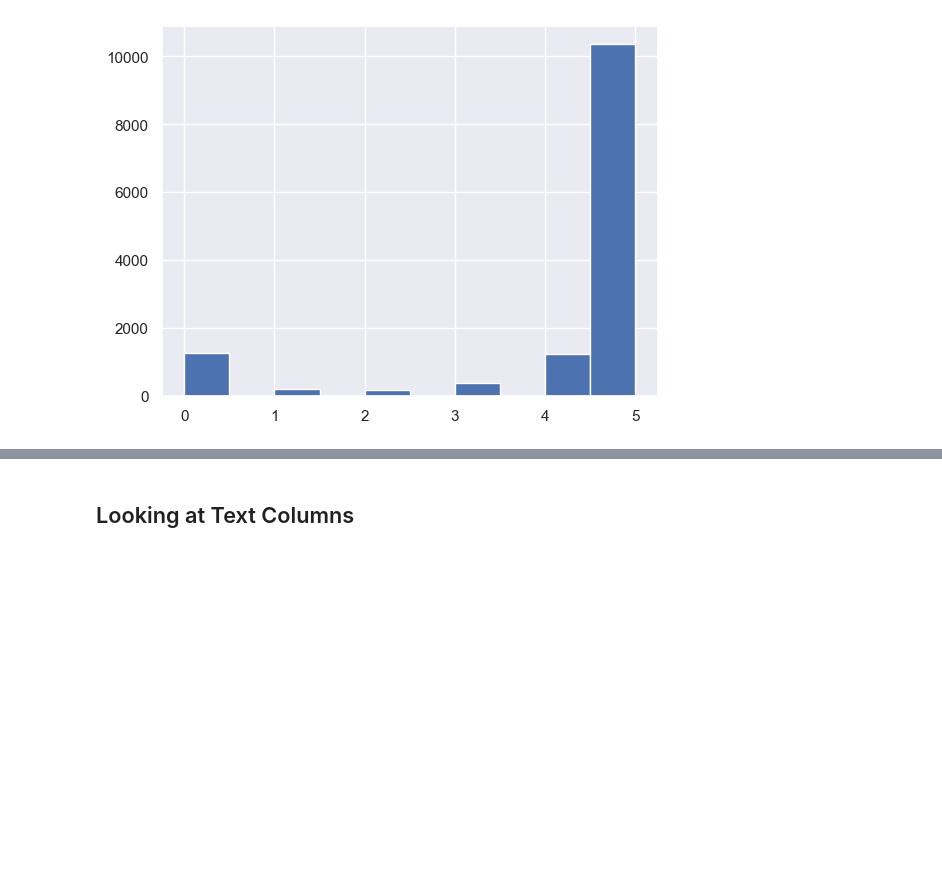
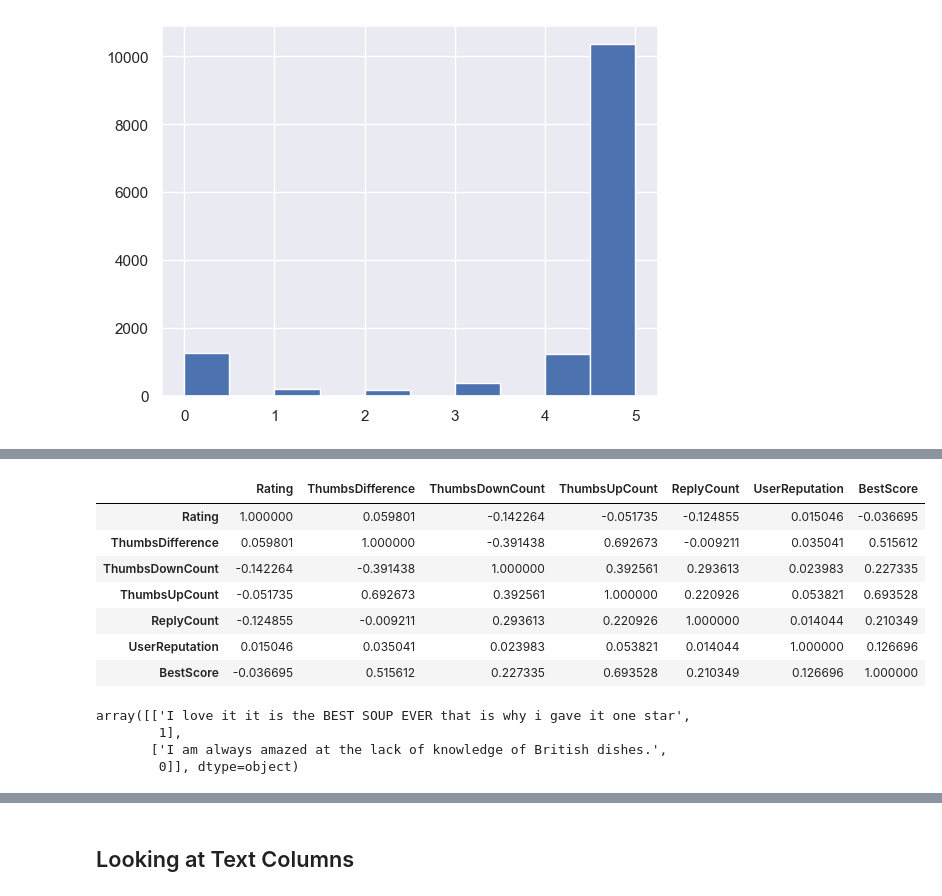
Before and after one commit to seg-fault123/mlp_project, a Jupyter notebook: explore.ipynb, the cells around one changed output, grey strips where cells are left out. Saved outputs shown, nothing was run; the diff lists cells and outputs as text; code cells hidden in the pictures; blank space fills up the shorter version.

```diff
--- a/explore.ipynb
+++ b/explore.ipynb
@@ -134,0 +155,18 @@ plt.hist(train_data['Rating']);
+# %%
+train_data[['Rating', 'ThumbsDifference', 'ThumbsDownCount', 'ThumbsUpCount', 'ReplyCount', 'UserReputation', 'BestScore']].corr()
+# %% [output]
+|  | Rating | ThumbsDifference | ThumbsDownCount | ThumbsUpCount | ReplyCount | UserReputation | BestScore |
+| Rating | 1.000000 | 0.059801 | -0.142264 | -0.051735 | -0.124855 | 0.015046 | -0.036695 |
+| ThumbsDifference | 0.059801 | 1.000000 | -0.391438 | 0.692673 | -0.009211 | 0.035041 | 0.515612 |
+| ThumbsDownCount | -0.142264 | -0.391438 | 1.000000 | 0.392561 | 0.293613 | 0.023983 | 0.227335 |
+| ThumbsUpCount | -0.051735 | 0.692673 | 0.392561 | 1.000000 | 0.220926 | 0.053821 | 0.693528 |
+| ReplyCount | -0.124855 | -0.009211 | 0.293613 | 0.220926 | 1.000000 | 0.014044 | 0.210349 |
+| UserReputation | 0.015046 | 0.035041 | 0.023983 | 0.053821 | 0.014044 | 1.000000 | 0.126696 |
+| BestScore | -0.036695 | 0.515612 | 0.227335 | 0.693528 | 0.210349 | 0.126696 | 1.000000 |
+# %%
+train_data.loc[train_data['ThumbsDifference'] < -75][['Recipe_Review', 'Rating']].values
+# %% [output]
+array([['I love it it is the BEST SOUP EVER that is why i gave it one star',
+        1],
+       ['I am always amazed at the lack of knowledge of British dishes.',
+        0]], dtype=object)
```
Also changed, not shown: parts of 10 cells of this notebook.
